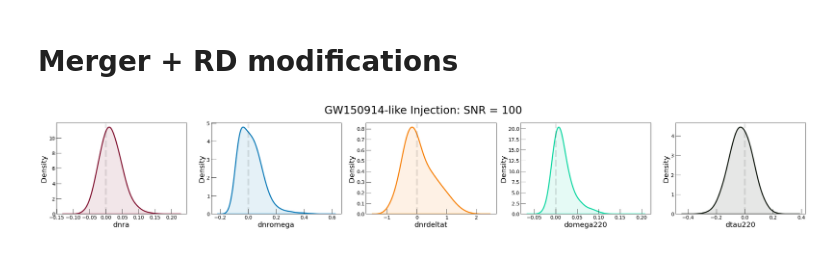
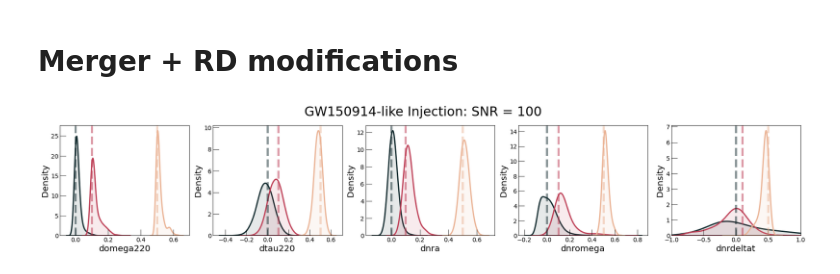
Before and after one commit to abhirup-ghosh/spinqnm, a Jupyter notebook: notebooks/eob_merger_modifications_PE.ipynb, the cells around one changed output. Saved outputs shown, nothing was run; the diff lists cells and outputs as text; code cells hidden in the pictures.

Commit message:
updated notebook for eob merger modifications

```diff
--- a/notebooks/eob_merger_modifications_PE.ipynb
+++ b/notebooks/eob_merger_modifications_PE.ipynb
@@ -243,23 +243,26 @@ plt.savefig('./eob_merger_modifications_GW150914_like_dnrdeltat.png')
 # %% [markdown]
 # Merger + RD modifications
 # %%
-dataloc = "/home/abhirup.ghosh/Documents/Work/spinqnm/runs/eob_merger_tgr/injections/GW150914/zeronoise_RD_ftau_merger_aft_highSNR/cbcBayes/posterior_samples.dat"
-data = np.genfromtxt(dataloc, names=True, dtype=None)
+data_list = ["zeronoise_RD_ftau_merger_aft_highSNR", "nonGR/dnra_dnromega_dnrdeltat_domega220_dtau220_0p1", "nonGR/dnra_dnromega_dnrdeltat_domega220_dtau220_0p5"]
+color_list = ["#122a2e", "#bf4158", "#ebb496"]
+inj_list = [0, 0.1, 0.5]
 
-color_list = ["0d160b","06d6a0","f77f00","0077b6","800f2f"]
-color_list = [f"#{color}" for color in color_list[::-1]]
+fig, axs = plt.subplots(nrows=1, ncols=5, figsize=(25,5))
 
-fig, axs = plt.subplots(nrows=1, ncols=5, figsize=(30,5))
+param_list = ["domega220", "dtau220", "dnra", "dnromega", "dnrdeltat"]
 
-param_list = ["dnra", "dnromega", "dnrdeltat", "domega220", "dtau220"]
+for c, inj, data in zip(color_list, inj_list, data_list):
+    data = np.genfromtxt(f"/home/abhirup.ghosh/Documents/Work/spinqnm/runs/eob_merger_tgr/injections/GW150914/{data}/cbcBayes/posterior_samples.dat", names=True, dtype=None)
+    for idx, p in enumerate(param_list):
+        sns.kdeplot(data[p], ax=axs[idx], fill=True, alpha=0.1, linewidths=3, color=c, bw_adjust=2)
 
-for idx, (c, p) in enumerate(zip(color_list, param_list)):
-    sns.kdeplot(data[p], ax=axs[idx], fill=True, alpha=0.1, linewidths=3, color=c, bw_adjust=2)
-    axs[idx].set_xlabel(p)
-    axs[idx].axvline(x=0, color='k', alpha=0.1, ls='dashed', lw=5)
+        axs[idx].set_xlabel(p)
+        axs[idx].axvline(x=inj, color=c, alpha=0.5, ls='dashed', lw=5)
+
+axs[4].set_xlim([-1,1])
 
 fig.suptitle('GW150914-like Injection: SNR = 100', fontsize=30)
 plt.tight_layout()
 plt.savefig('./eob_merger_modifications_GW150914_like_M+RD.png')
 # %% [output]
-[figure, old version]
+[figure, new version]
```
